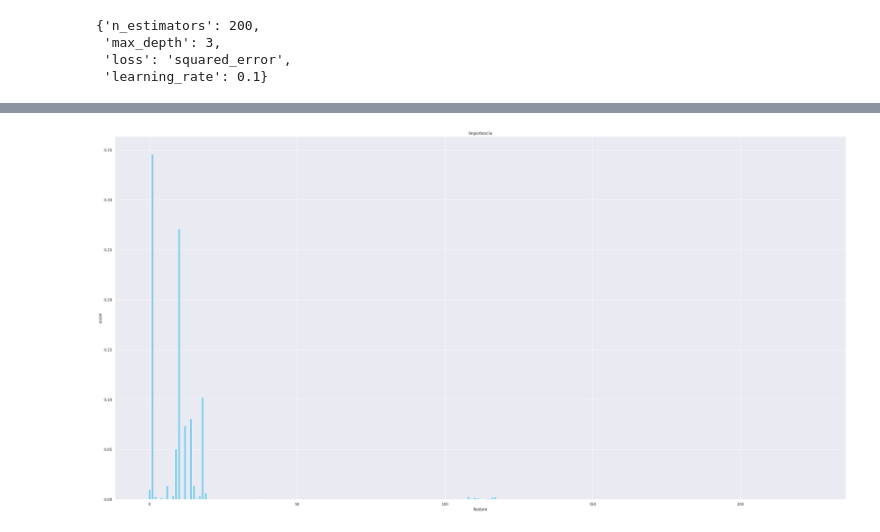
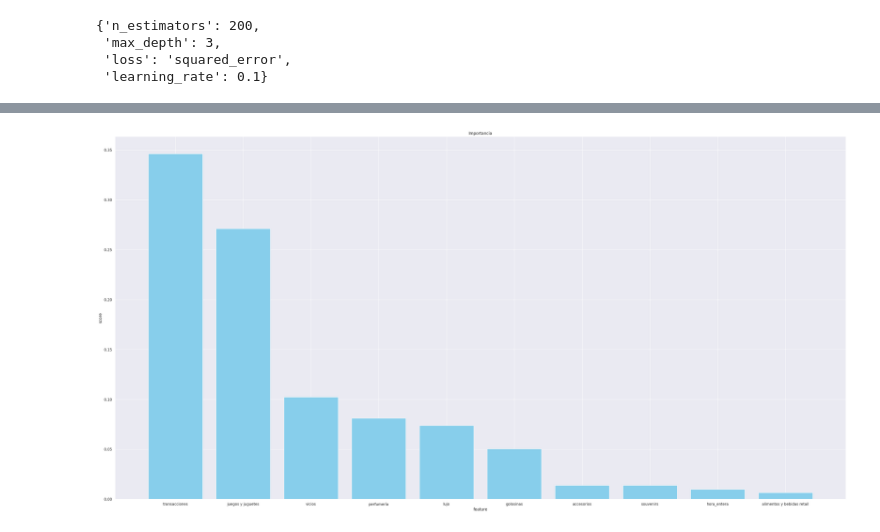
Before and after one commit to Porras53/Proyecto-Ciencia-de-datos-202320, a Jupyter notebook: Proyecto OPAIN.ipynb, the cells around one changed output, grey strips where cells are left out. Saved outputs shown, nothing was run; the diff lists cells and outputs as text; code cells hidden in the pictures.

Commit message:
Actualización plot con importancias

```diff
--- a/Proyecto OPAIN.ipynb
+++ b/Proyecto OPAIN.ipynb
@@ -1334,4 +1334,6 @@ random_search.best_params_
  'learning_rate': 0.1}
 # %%
 importances =pd.DataFrame({'feature': X_train.columns.array, 'score': best_model.feature_importances_})
-importances
+importances.sort_values(by='score', ascending=False, inplace=True)
+
+plot = importances.head(10)
@@ -1352,14 +1340,14 @@ importances
 # %%
 plt.figure(figsize=(40, 20))
-plt.bar(importances.index, importances['score'], color='skyblue')
+plt.bar(plot['feature'], plot['score'], color='skyblue')
 plt.xlabel('feature')
 plt.ylabel('score')
 plt.title('Importancia')
 
 # Mostrar el diagrama de barras
 plt.show()
 # %% [output]
-[figure, old version]
+[figure, new version]
 # %%
 
 # Dejar el modelo armado
```
Also changed, not shown: parts of 1 cell of this notebook.
